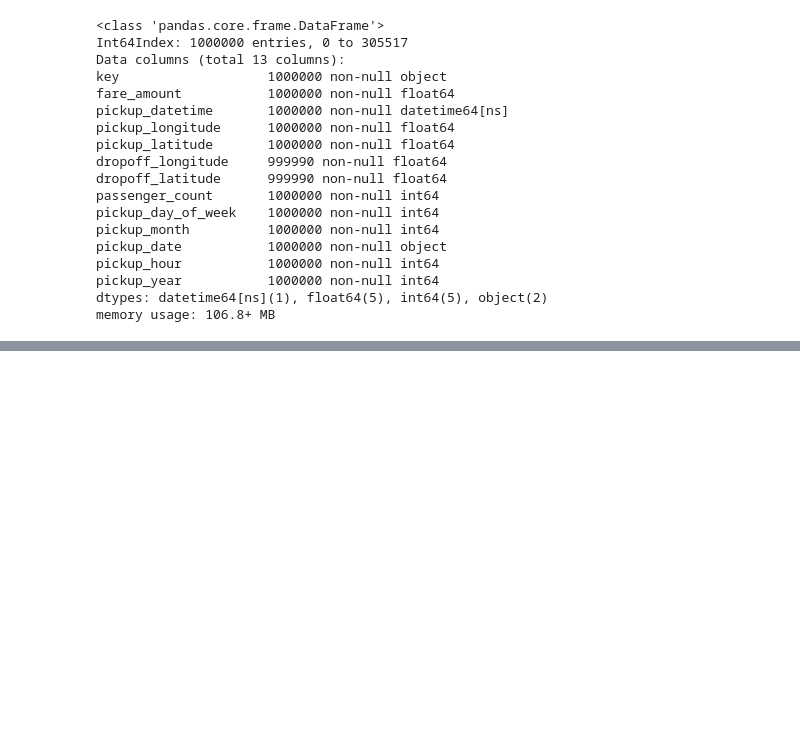
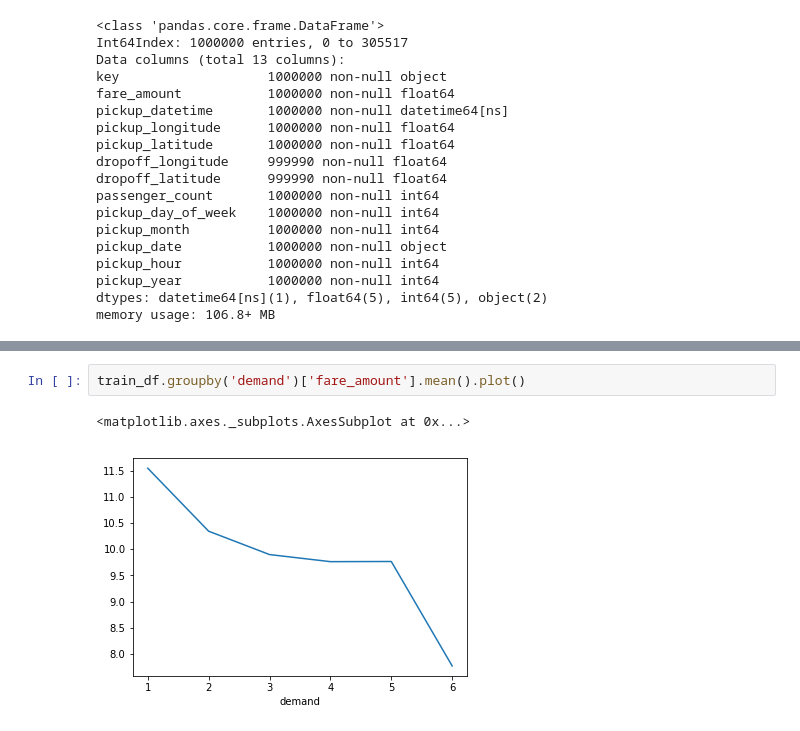
Before and after one commit to sreelakshminarayanan/nyctaxianalysis, a Jupyter notebook: taxiprediction.ipynb, the cells around one changed output, grey strips where cells are left out. Cells and saved outputs as stored; diff of their text form; blank space fills up the shorter version.

```diff
--- a/taxiprediction.ipynb
+++ b/taxiprediction.ipynb
@@ -157,0 +317,5 @@ train_df.describe()
+# %%
+train_df.groupby('demand')['fare_amount'].mean().plot()
+# %% [output]
+<matplotlib.axes._subplots.AxesSubplot at 0x...>
+[figure, added]
```
Also changed, not shown: parts of 41 cells of this notebook.
